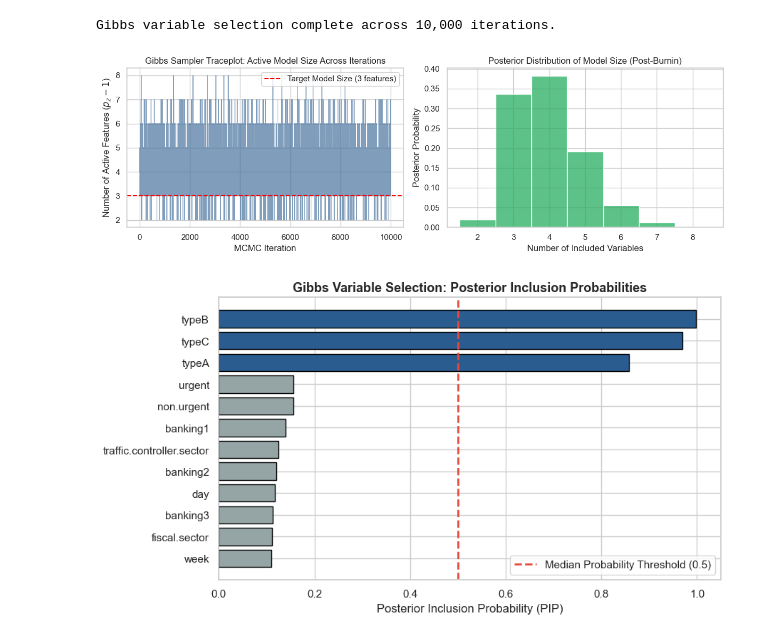
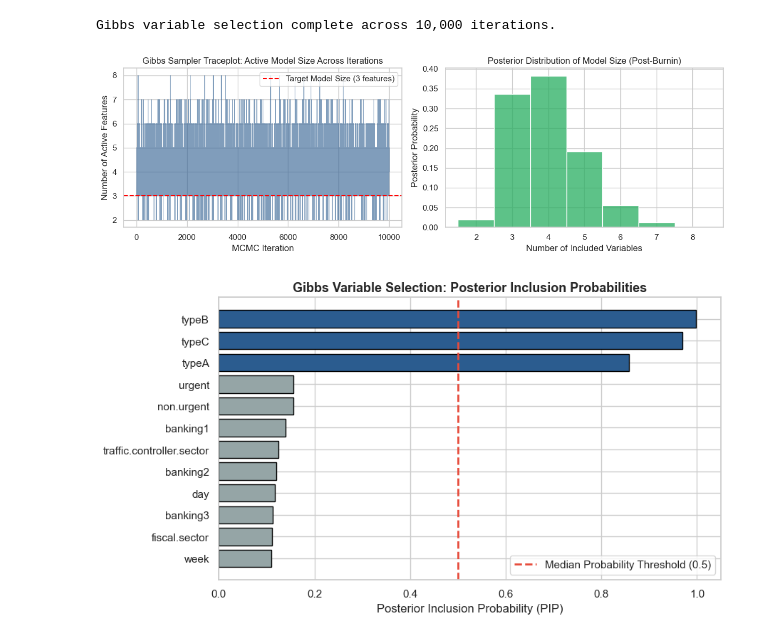
Before and after one commit to lowell-monis/msu-ai-workshops, a Jupyter notebook: workshops/workshop4/bayesian_linear_regression_demo.ipynb, the cells around one changed output. Cells and saved outputs as stored; diff of their text form; code cells hidden in the pictures.

```diff
--- a/workshops/workshop4/bayesian_linear_regression_demo.ipynb
+++ b/workshops/workshop4/bayesian_linear_regression_demo.ipynb
@@ -465,27 +465,27 @@ Gibbs variable selection complete across 10,000 iterations.
 # %%
 # MCMC Diagnostic: Traceplot of Model Size (Number of Active Features)
 model_sizes = np.sum(z_history, axis=1)
 
 fig, (ax1, ax2) = plt.subplots(1, 2, figsize=(12, 4))
 
 # Traceplot of model size
 ax1.plot(model_sizes, color='#2b5c8f', alpha=0.6, linewidth=0.8)
 ax1.set_title("Gibbs Sampler Traceplot: Active Model Size Across Iterations")
 ax1.set_xlabel("MCMC Iteration")
-ax1.set_ylabel("Number of Active Features ($p_z - 1$)")
+ax1.set_ylabel("Number of Active Features")
 ax1.axhline(3, color='red', linestyle='--', label='Target Model Size (3 features)')
 ax1.legend()
 
 # Histogram of visited model sizes
 sns.histplot(model_sizes[1000:], discrete=True, ax=ax2, color='#27ae60', stat='probability')
 ax2.set_title("Posterior Distribution of Model Size (Post-Burnin)")
 ax2.set_xlabel("Number of Included Variables")
 ax2.set_ylabel("Posterior Probability")
 
 plt.tight_layout()
 plt.show()
 # %% [output]
-[figure, old version]
+[figure, new version]
 # %%
 # Compute Posterior Inclusion Probability (PIP)
 burnin = 1000
```
Also changed, not shown: parts of 3 cells of this notebook, 2 other files.
